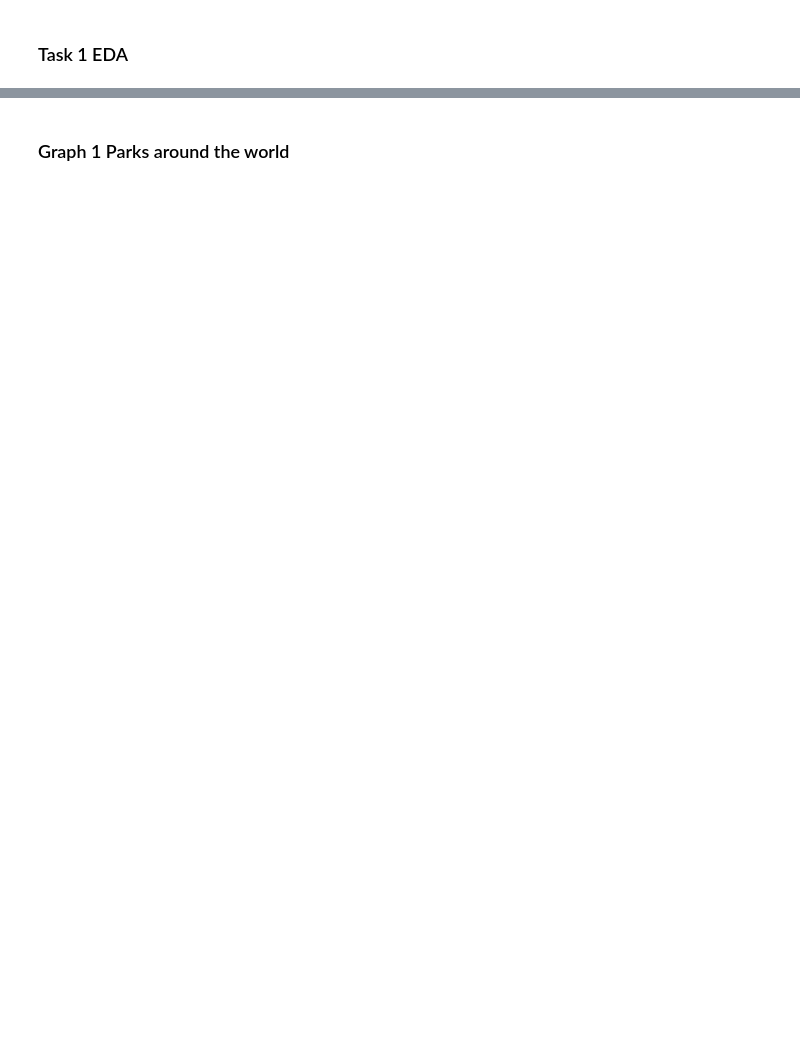
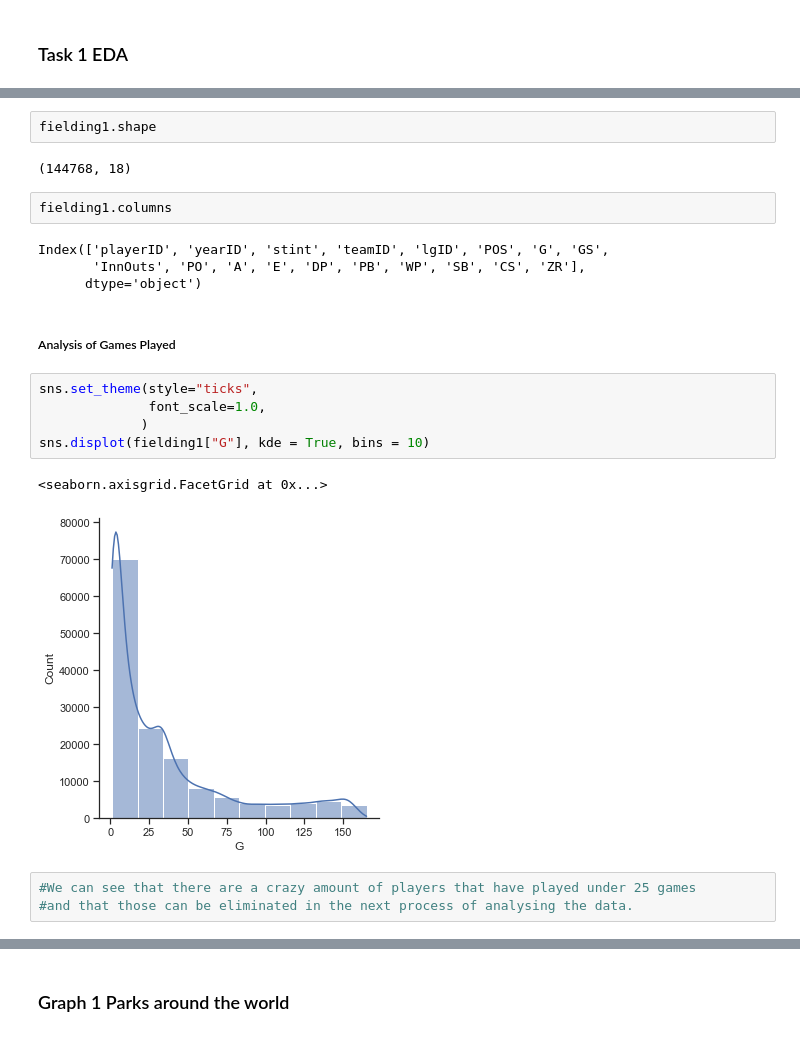
Before and after one commit to data301-2021-winter1/project-group37-project, a Jupyter notebook: notebooks/analysis2.ipynb, the cells around one changed output, grey strips where cells are left out. Cells and saved outputs as stored; diff of their text form; blank space fills up the shorter version.

```diff
--- a/notebooks/analysis2.ipynb
+++ b/notebooks/analysis2.ipynb
@@ -81,0 +155,23 @@ import seaborn as sns #Understanding my variables
+# %%
+fielding1.shape
+# %% [output]
+(144768, 18)
+# %%
+fielding1.columns
+# %% [output]
+Index(['playerID', 'yearID', 'stint', 'teamID', 'lgID', 'POS', 'G', 'GS',
+       'InnOuts', 'PO', 'A', 'E', 'DP', 'PB', 'WP', 'SB', 'CS', 'ZR'],
+      dtype='object')
+# %% [markdown]
+##### Analysis of Games Played
+# %%
+sns.set_theme(style="ticks",
+              font_scale=1.0,
+             )
+sns.displot(fielding1["G"], kde = True, bins = 10)
+# %% [output]
+<seaborn.axisgrid.FacetGrid at 0x...>
+[figure, added]
+# %%
+#We can see that there are a crazy amount of players that have played under 25 games
+#and that those can be eliminated in the next process of analysing the data.
```
Also changed, not shown: parts of 22 cells of this notebook, 4 other files.
